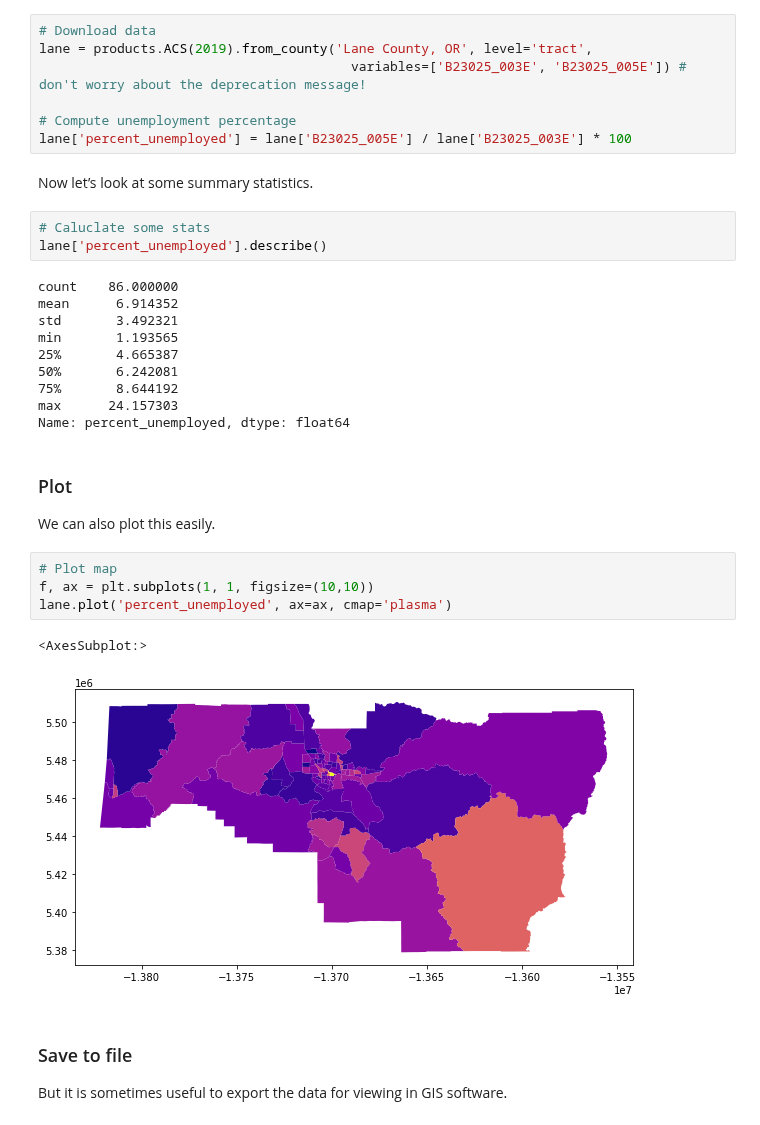
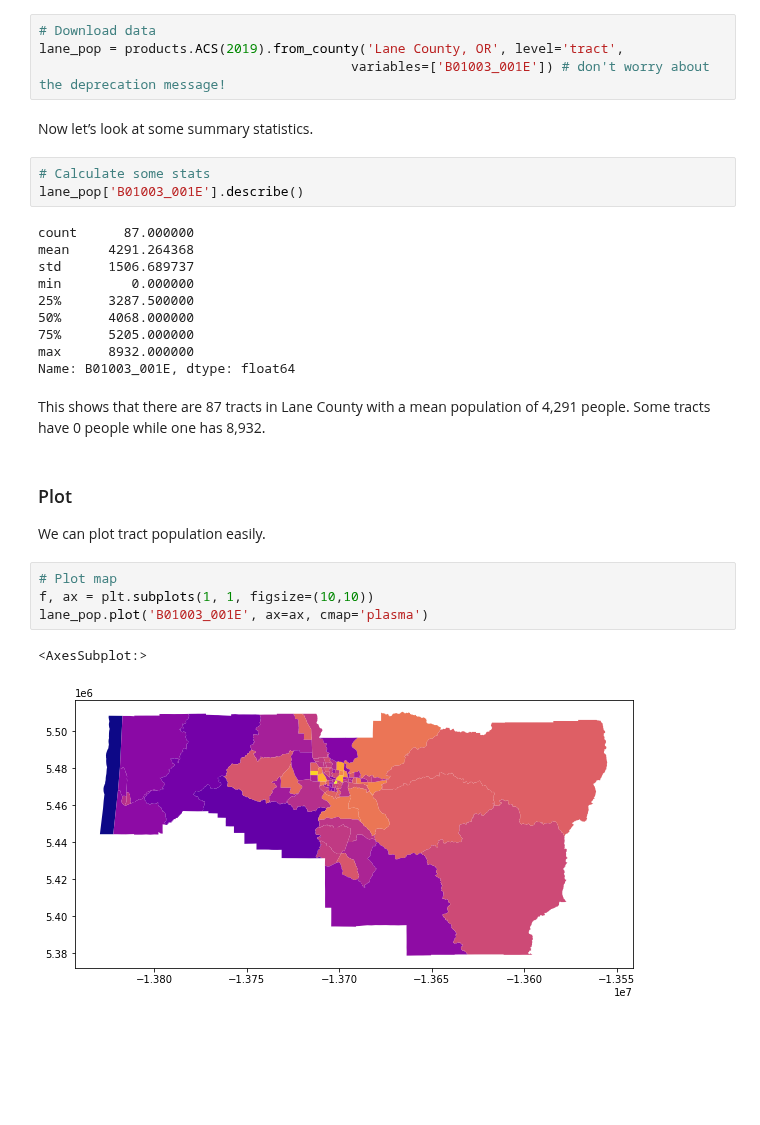
Before and after one commit to JohnnyRyan1/geospatial-data-science, a Jupyter notebook: labs/lab2/02_wildfires_in_lane_county.ipynb, the cells around one changed output. Cells and saved outputs as stored; diff of their text form; blank space fills up the shorter version.

```diff
--- a/labs/lab2/02_wildfires_in_lane_county.ipynb
+++ b/labs/lab2/02_wildfires_in_lane_county.ipynb
@@ -364,38 +353,33 @@ After identifying relevant variables, we can download the data and compute varia
 ### Download Census data and compute statistics
 # %%
 # Download data
-lane = products.ACS(2019).from_county('Lane County, OR', level='tract',
-                                        variables=['B23025_003E', 'B23025_005E']) # don't worry about the deprecation message!
-
-# Compute unemployment percentage
-lane['percent_unemployed'] = lane['B23025_005E'] / lane['B23025_003E'] * 100
+lane_pop = products.ACS(2019).from_county('Lane County, OR', level='tract',
+                                        variables=['B01003_001E']) # don't worry about the deprecation message!
 # %% [markdown]
 Now let’s look at some summary statistics.
 # %%
-# Caluclate some stats
-lane['percent_unemployed'].describe()
+# Calculate some stats
+lane_pop['B01003_001E'].describe()
 # %% [output]
-count    86.000000
-mean      6.914352
-std       3.492321
-min       1.193565
-25%       4.665387
-50%       6.242081
-75%       8.644192
-max      24.157303
-Name: percent_unemployed, dtype: float64
+count      87.000000
+mean     4291.264368
+std      1506.689737
+min         0.000000
+25%      3287.500000
+50%      4068.000000
+75%      5205.000000
+max      8932.000000
+Name: B01003_001E, dtype: float64
+# %% [markdown]
+This shows that there are 87 tracts in Lane County with a mean population of 4,291 people. Some tracts have 0 people while one has 8,932.
 # %% [markdown]
 ### Plot
 
-We can also plot this easily.
+We can plot tract population easily.
 # %%
 # Plot map
 f, ax = plt.subplots(1, 1, figsize=(10,10))
-lane.plot('percent_unemployed', ax=ax, cmap='plasma')
+lane_pop.plot('B01003_001E', ax=ax, cmap='plasma')
 # %% [output]
 <AxesSubplot:>
-[figure, old version]
+[figure, new version]
-# %% [markdown]
-### Save to file
-
-But it is sometimes useful to export the data for viewing in GIS software.
```
Also changed, not shown: parts of 22 cells of this notebook, 3 other files.
